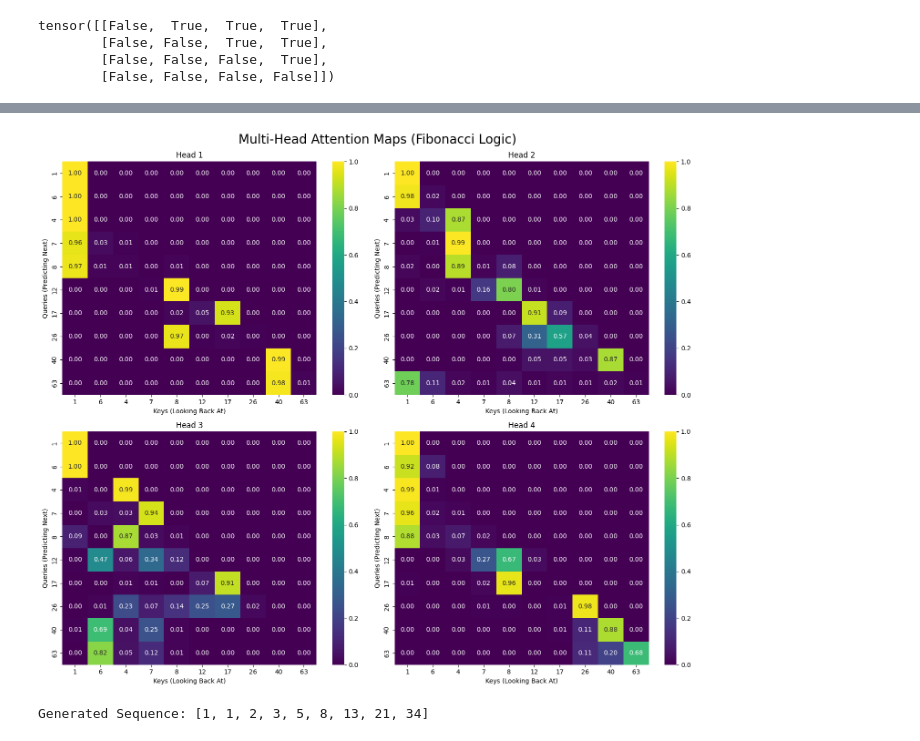
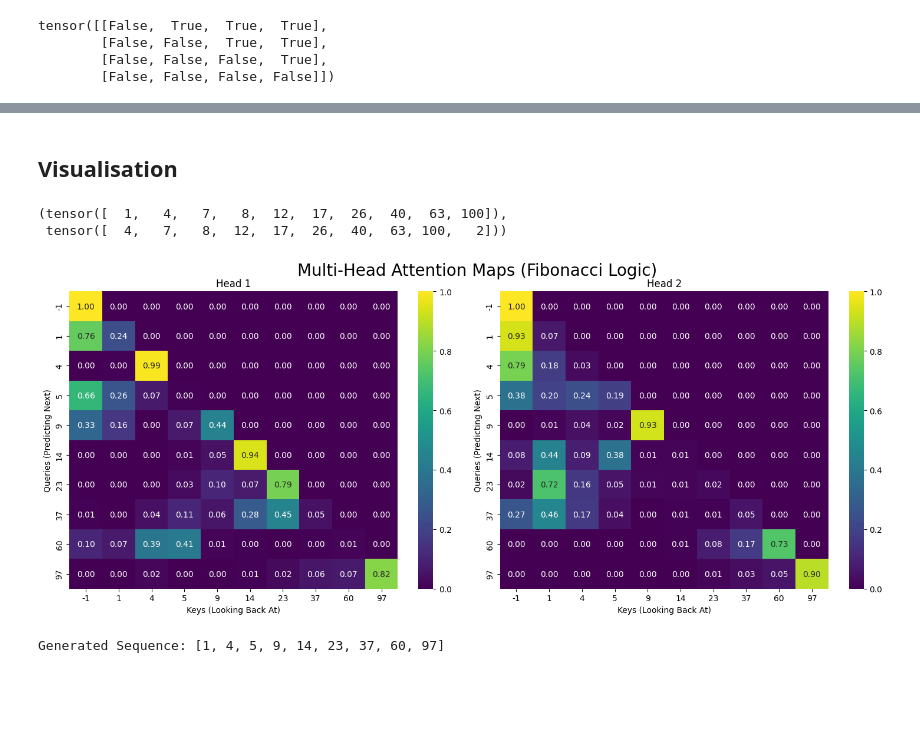
Before and after one commit to martinng01/transformers, a Jupyter notebook: 02-fibonacci-generator/notebook.ipynb, the cells around one changed output, grey strips where cells are left out. Drawn from its saved outputs; the diff is of its cells as text; code cells hidden in the pictures; blank space fills up the shorter version.

```diff
--- a/02-fibonacci-generator/notebook.ipynb
+++ b/02-fibonacci-generator/notebook.ipynb
@@ -245,9 +245,9 @@ class TransformerFib(nn.Module):
 # %%
 model = TransformerFib(
     vocab_size=VOCAB_SIZE,
-    d_model=512,
+    d_model=128,
     seq_len=10,
-    num_heads=4,
+    num_heads=2,
     num_layers=4
 )
 device = 'cpu'
@@ -325,3 +325,5 @@ Epoch 05 | Train Loss: 0.5273 | Val Loss: 0.5210 | Val Acc: 100.00%
+# %% [markdown]
+## Visualisation
 # %%
 import matplotlib.pyplot as plt
 import seaborn as sns
@@ -333,7 +335,7 @@ def plot_attention_heads(attn_tensor, tokens):
     attn = attn_tensor.squeeze(0).cpu().detach().numpy()
     num_heads = attn.shape[0]
 
-    fig, axes = plt.subplots(2, 2, figsize=(15, 12))
+    fig, axes = plt.subplots(1, 2, figsize=(15, 6))
     axes = axes.flatten()
 
     for i in range(num_heads):
@@ -355,28 +357,37 @@ def plot_attention_heads(attn_tensor, tokens):
     plt.suptitle("Multi-Head Attention Maps (Fibonacci Logic)",
                  fontsize=20, y=1.02)
     plt.show()
+# %%
+x_sample, y_sample
+# %% [output]
+(tensor([  1,   4,   7,   8,  12,  17,  26,  40,  63, 100]),
+ tensor([  4,   7,   8,  12,  17,  26,  40,  63, 100,   2]))
 # %%
 x_sample, y_sample = val_dataset[0]
 
 saved_attention = []
 
 
 def hook_fn(module, input, output):
     if hasattr(module, 'attn_weights'):
         saved_attention.append(module.attn_weights.cpu())
 
 
 handle = model.layers[-1].mha.register_forward_hook(hook_fn)
 model.eval()
 with torch.no_grad():
     model(x_sample.unsqueeze(0).to(device))
 handle.remove()
 
 weights = saved_attention[0]
 
-plot_attention_heads(weights, x_sample.tolist())
+x_sample_unshifted = x_sample.detach().clone()
+x_sample_unshifted[1:] -= 3
+x_sample_unshifted[0] = -1
+
+plot_attention_heads(weights, x_sample_unshifted.tolist())
 # %% [output]
-[figure, old version]
+[figure, new version]
 # %%
 def generate_fibonacci(model, seed_numbers, max_len=10, device='cpu'):
     model.eval()
@@ -407,8 +418,8 @@ def generate_fibonacci(model, seed_numbers, max_len=10, device='cpu'):
     return raw_output
 
 
-seed = [1, 1]
+seed = [1, 4]
 generated_seq = generate_fibonacci(model, seed, max_len=10, device=device)
 print(f"Generated Sequence: {generated_seq}")
 # %% [output]
-Generated Sequence: [1, 1, 2, 3, 5, 8, 13, 21, 34]
+Generated Sequence: [1, 4, 5, 9, 14, 23, 37, 60, 97]
```
Also changed, not shown: parts of 5 cells of this notebook, 3 other files.
